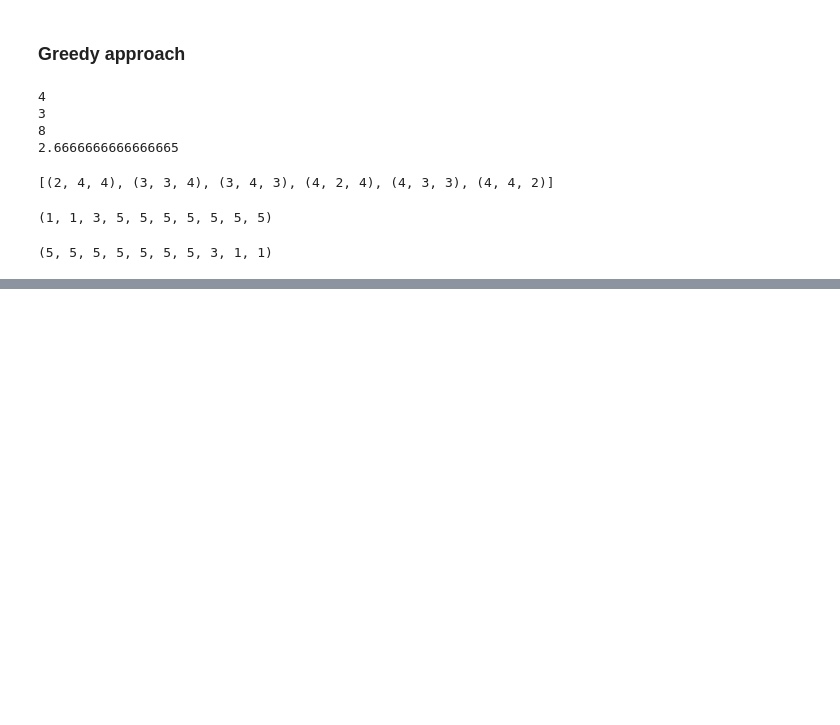
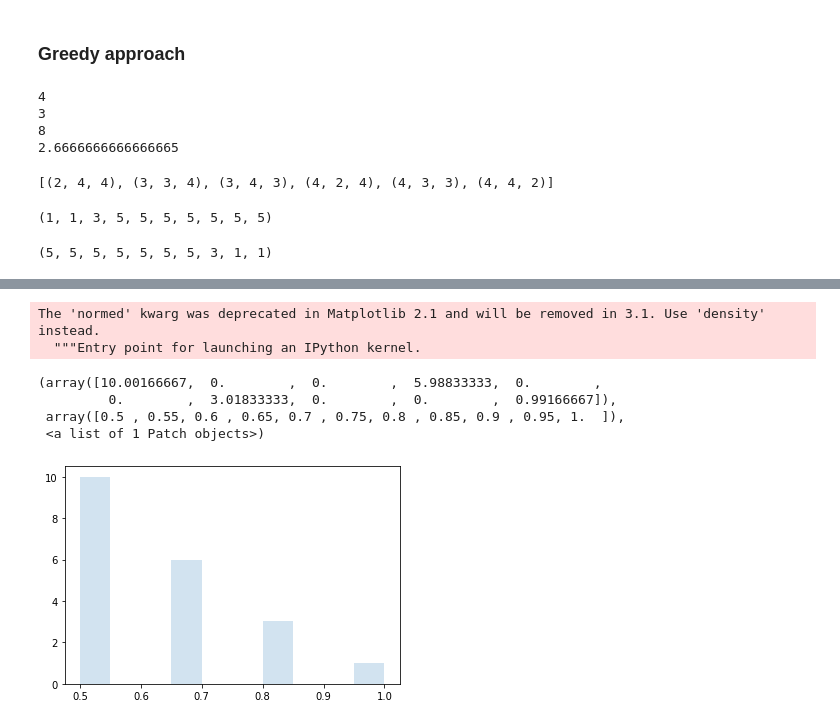
Before and after one commit to nicosandller/augmentation, a Jupyter notebook: exploration.ipynb, the cells around one changed output, grey strips where cells are left out. Saved outputs shown, nothing was run; the diff lists cells and outputs as text; code cells hidden in the pictures; blank space fills up the shorter version.

```diff
--- a/exploration.ipynb
+++ b/exploration.ipynb
@@ -297,0 +295,6 @@ results[-1]
+# %%
+digits = [1,3,7,6,2]
+spacing_range = (3, 7)
+image_width = 155
+# %%
+nsg = NumberSequenceGenerator(spacing_method='random_selection')
@@ -297,0 +303,7 @@ results[-1]
+# %%
+result = []
+for i in range(3000):
+    for space in nsg._calculate_digit_spacing(len(digits), 15, spacing_range):
+        result.append(space.shape[1])
+# %%
+normed_result = [x / max(result) for x in result]
@@ -297,0 +341,10 @@ results[-1]
+# %%
+plt.hist(normed_result, normed=True, histtype='stepfilled', alpha=0.2)
+# %% [output]
+The 'normed' kwarg was deprecated in Matplotlib 2.1 and will be removed in 3.1. Use 'density' instead.
+  """Entry point for launching an IPython kernel.
+(array([10.00166667,  0.        ,  0.        ,  5.98833333,  0.        ,
+         0.        ,  3.01833333,  0.        ,  0.        ,  0.99166667]),
+ array([0.5 , 0.55, 0.6 , 0.65, 0.7 , 0.75, 0.8 , 0.85, 0.9 , 0.95, 1.  ]),
+ <a list of 1 Patch objects>)
+[figure, added]
```
Also changed, not shown: parts of 13 cells of this notebook, 1 other file.
